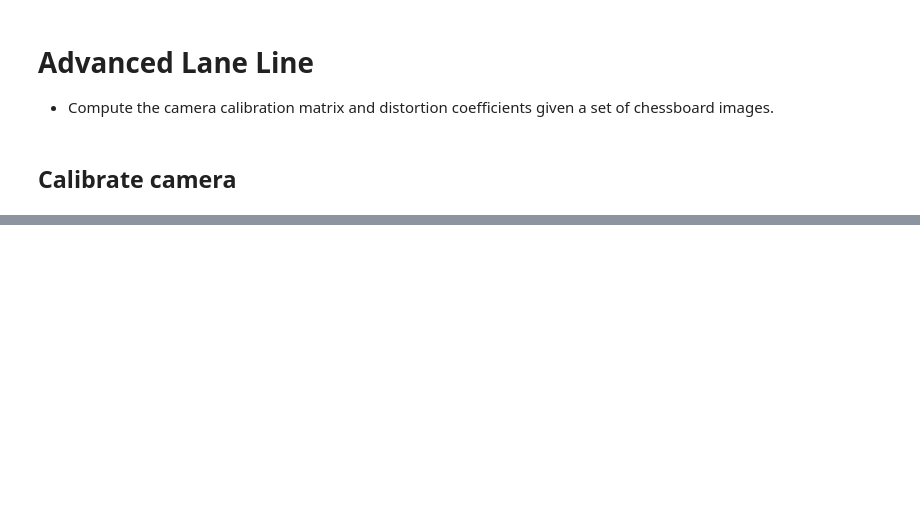
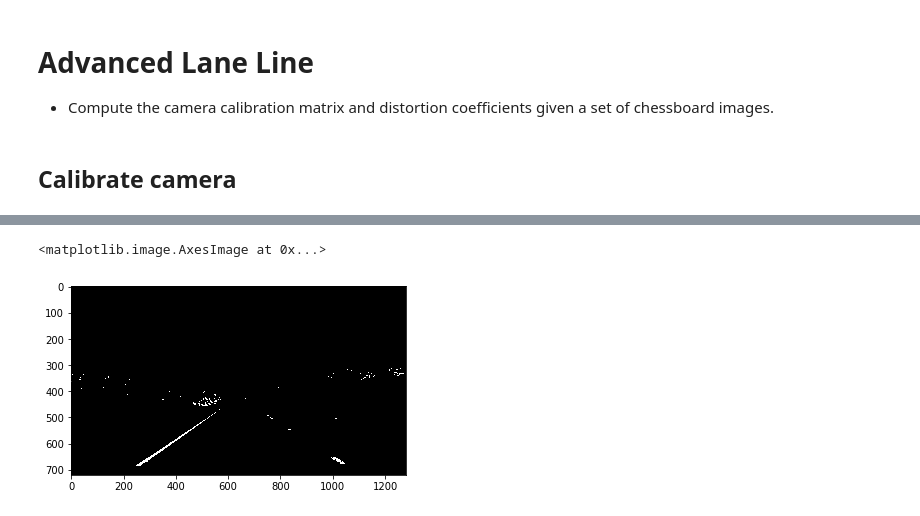
Before and after one commit to samppan/CarND-Advanced-Lane-Lines, a Jupyter notebook: Advanced Lane Lines.ipynb, the cells around one changed output, grey strips where cells are left out. Drawn from its saved outputs; the diff is of its cells as text; code cells hidden in the pictures; blank space fills up the shorter version.

```diff
--- a/Advanced Lane Lines.ipynb
+++ b/Advanced Lane Lines.ipynb
@@ -90,0 +296,5 @@ Distort image from calibrated matrices
+# %%
+plt.imshow(hls_filter(image, 's', th=(200, 255)), cmap='gray')
+# %% [output]
+<matplotlib.image.AxesImage at 0x...>
+[figure, added]
```
Also changed, not shown: parts of 23 cells of this notebook.
